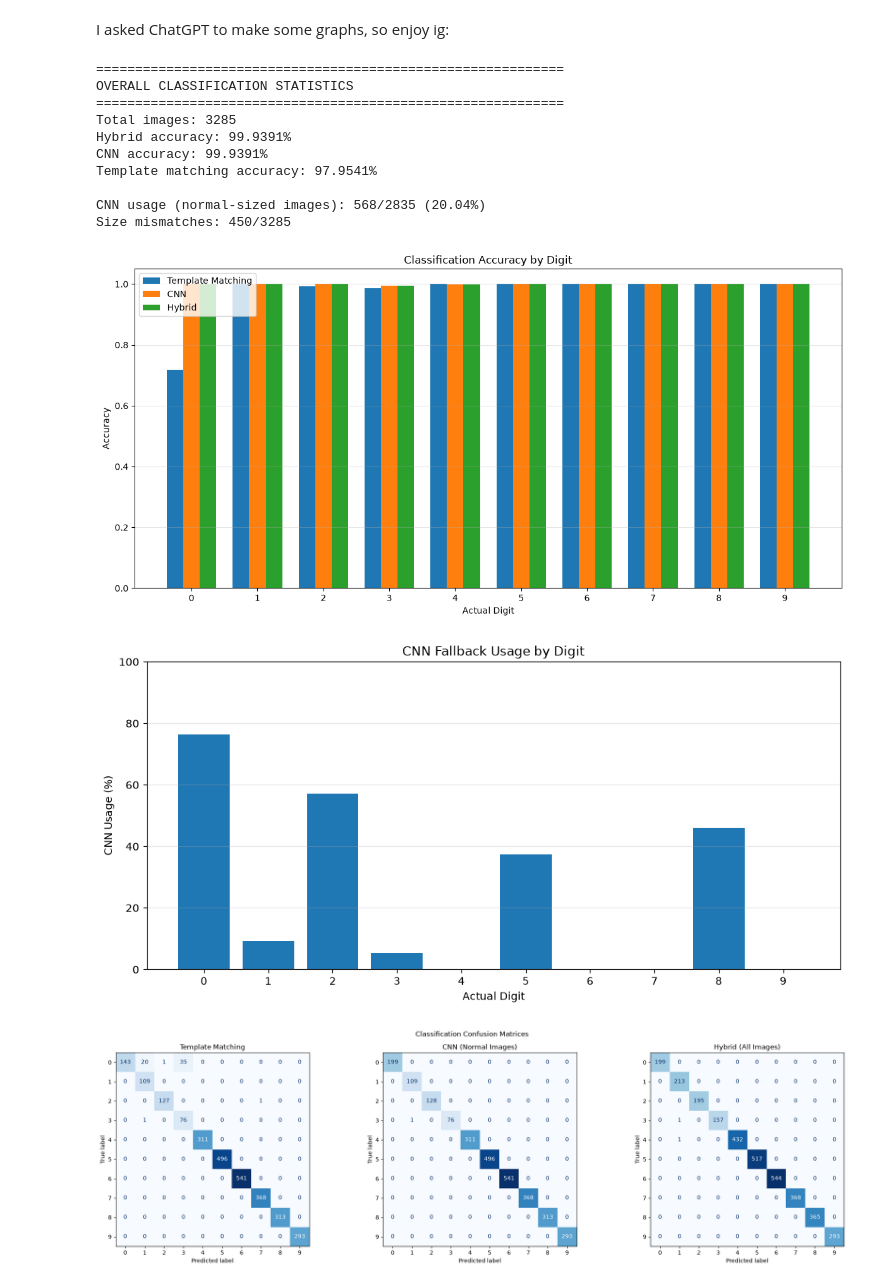
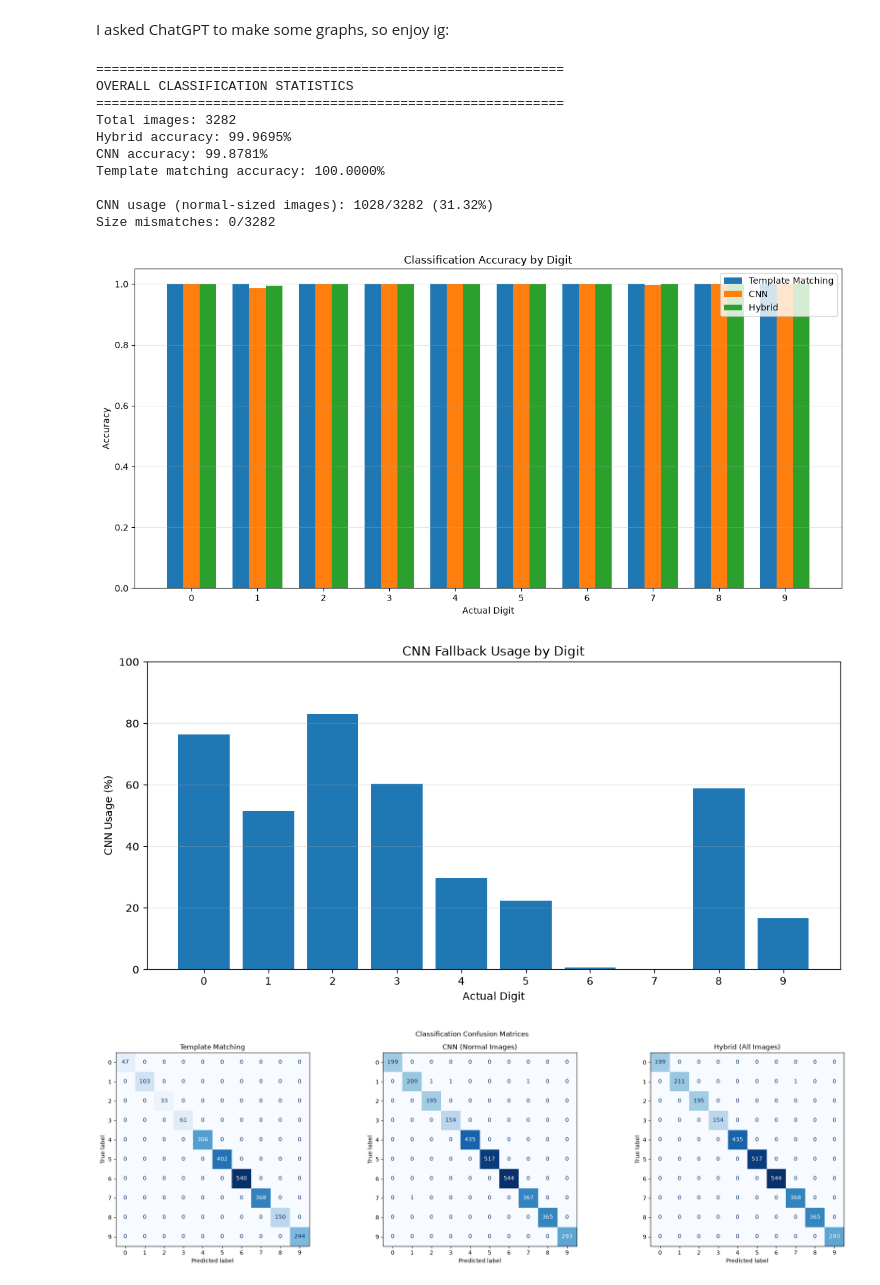
Before and after one commit to khikidman/CUASC2027, a Jupyter notebook: Vision/Template Matching Accuracy.ipynb, the cells around one changed output. Drawn from its saved outputs; the diff is of its cells as text; code cells hidden in the pictures.

```diff
--- a/Vision/Template Matching Accuracy.ipynb
+++ b/Vision/Template Matching Accuracy.ipynb
@@ -19,7 +19,7 @@ from sklearn.metrics import (
 # %% [markdown]
 Load template matching files (if it returns an error, use full path):
 # %%
-directory = Path('Vision/Numbers')
+directory = Path('/Team_AIR/Vision/Numbers')
 files = sorted([f for f in directory.iterdir() if f.is_file() and f.suffix.lower() == ".jpg"])
 # %%
 device = (
@@ -38,11 +38,11 @@ Load CNN (make sure that you ran `Vision/CNN_Generator/creation_cnn.py` and you
 # %%
-exported_program = torch.export.load("Vision/CNN_Generator/team_air_gcp_localization_protoype.pt2")
+exported_program = torch.export.load("Team_AIR/Vision/team_air_gcp_localization_protoype.pt2")
 cnn = exported_program.module()
 # %% [markdown]
 The current template matching algorithm, where $img$ is the 94x80 grayscale image after processing algorithm. Ouputs $num$, the classification, and $conf$, the confidence value, as $(num, conf)$. The activation function (a variation of $\frac{1}{1+e^{-t*x}}$) is arrived at by eye-balling the graph. Essentially, we double to verticle scale so $0 < f(+x) < 1$ and horizontally scale (with temperature $t$) so that $f(0.15) \approx 0.9$, where $0.15$ is from online forums. This is multiplied by a similar function for the for the actual conf of the algorithm, just that we make sure $f(+x) > 0$ so that the $diff$ is the main criterion. We use zero-mean normalized correlation coefficient, which is not available on NVIDIA VPI.
 # %%
 def conf_func(diff, val):
-    return ((2 / (1 + math.exp(-20*diff))) - 1) * (1 / (1 + math.exp(-3.7*val)))
+    return ((2 / (1 + math.exp(-20*diff))) - 1) * ((2 / (1 + math.exp(-4.7*val))) - 1)
 
 # Run template matching
 def template_match(img):
@@ -262,7 +224,7 @@ def statistics():
     cnn_accuracy = accuracy_score(y_true, total_cnn_pred)
 
     template_accuracy = accuracy_score(
-        valid_y_true, template_pred
+        valid_y_true, true_template_pred
     )
 
     print(f"Total images: {total_images}")
@@ -306,7 +268,7 @@ def statistics():
         ]
 
         template_acc.append(
-            np.mean([template_pred[j] == i for j in indices])
+            np.mean([true_template_pred[j] == i for j in indices])
         )
 
     x = np.arange(10)
@@ -359,8 +321,8 @@ def statistics():
     fig, axes = plt.subplots(1, 3, figsize=(20, 6))
 
     matrices = [
-        (valid_y_true, template_pred, "Template Matching"),
-        (valid_y_true, cnn_pred, "CNN (Normal Images)"),
+        (valid_y_true, true_template_pred, "Template Matching"),
+        (y_true, cnn_pred, "CNN (Normal Images)"),
         (y_true, y_pred, "Hybrid (All Images)")
     ]
 
@@ -489,7 +451,7 @@ def statistics():
             predictions.append(num)
 
         threshold_accuracy.append(
-            accuracy_score(valid_y_true, predictions)
+            accuracy_score(y_true, predictions)
         )
 
         threshold_usage.append(
@@ -532,39 +494,39 @@ def statistics():
     # ==================================================
     # 8. MISCLASSIFICATION SUMMARY
     # ==================================================
 
     print("\n" + 60 * "=")
     print("MISCLASSIFICATION SUMMARY")
     print(60 * "=")
 
     print(f"Hybrid: {len(incorrect_images)}/{total_images} "
         f"({len(incorrect_images)/total_images:.2%} incorrect)")
 
     for i in digits:
 
         indices = [j for j, t in enumerate(y_true) if t == i]
 
         incorrect = sum(
             y_pred[j] != i for j in indices
         )
 
         print(
             f"Digit {i}: {incorrect}/{len(indices)} incorrect "
             f"({incorrect / len(indices):.2%})"
         )
 
 statistics()
 # %% [output]
 ============================================================
 OVERALL CLASSIFICATION STATISTICS
 ============================================================
-Total images: 3285
-Hybrid accuracy: 99.9391%
-CNN accuracy: 99.9391%
-Template matching accuracy: 97.9541%
+Total images: 3282
+Hybrid accuracy: 99.9695%
+CNN accuracy: 99.8781%
+Template matching accuracy: 100.0000%
 
-CNN usage (normal-sized images): 568/2835 (20.04%)
-Size mismatches: 450/3285
+CNN usage (normal-sized images): 1028/3282 (31.32%)
+Size mismatches: 0/3282
-[figure, old version]
+[figure, new version]
-[figure, old version]
+[figure, new version]
-[figure, old version]
+[figure, new version]
```
Also changed, not shown: parts of 4 cells of this notebook, 6 other files.
